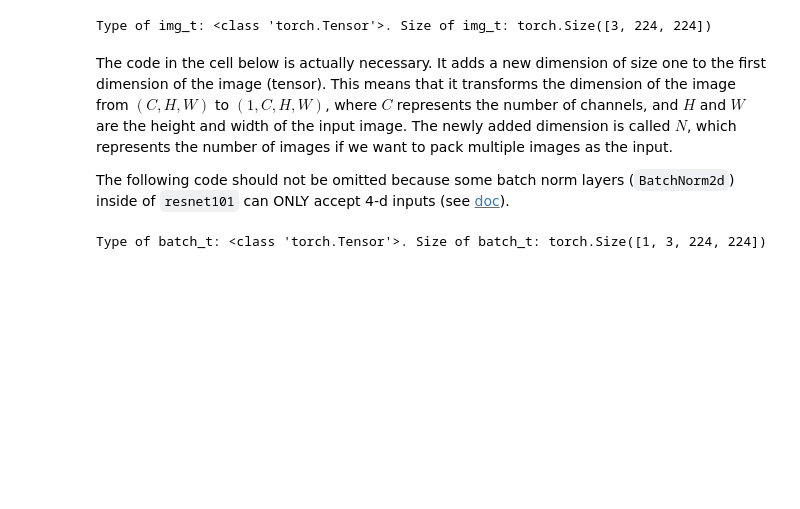
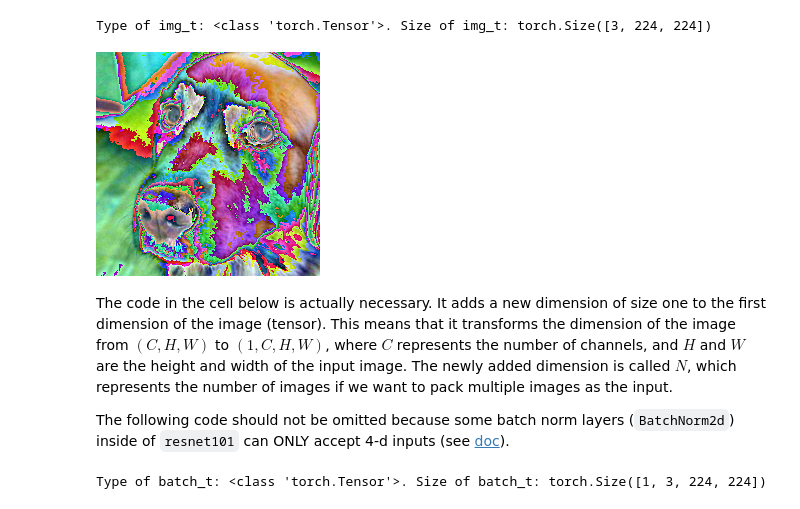
Before and after one commit to zs144/Read-DL-with-PyTorch, a Jupyter notebook: p1ch2/2_pre_trained_networks.ipynb, the cells around one changed output. Saved outputs shown, nothing was run; the diff lists cells and outputs as text; code cells hidden in the pictures; blank space fills up the shorter version.

```diff
--- a/p1ch2/2_pre_trained_networks.ipynb
+++ b/p1ch2/2_pre_trained_networks.ipynb
@@ -76,6 +77,10 @@ img_t = preprocess(img)
 print(f'Type of img_t: {type(img_t)}. Size of img_t: {img_t.size()}')
 # %% [output]
 Type of img_t: <class 'torch.Tensor'>. Size of img_t: torch.Size([3, 224, 224])
+# %%
+transforms.ToPILImage()(img_t)
+# %% [output]
+[figure, added]
 # %% [markdown]
 The code in the cell below is actually necessary. It adds a new dimension of size one to the first dimension of the image (tensor). This means that it transforms the dimension of the image from $(C, H, W)$ to $(1, C, H, W)$, where $C$ represents the number of channels, and $H$ and $W$ are the height and width of the input image. The newly added dimension is called $N$, which represents the number of images if we want to pack multiple images as the input.
 
```
Also changed, not shown: parts of 1 cell of this notebook.
